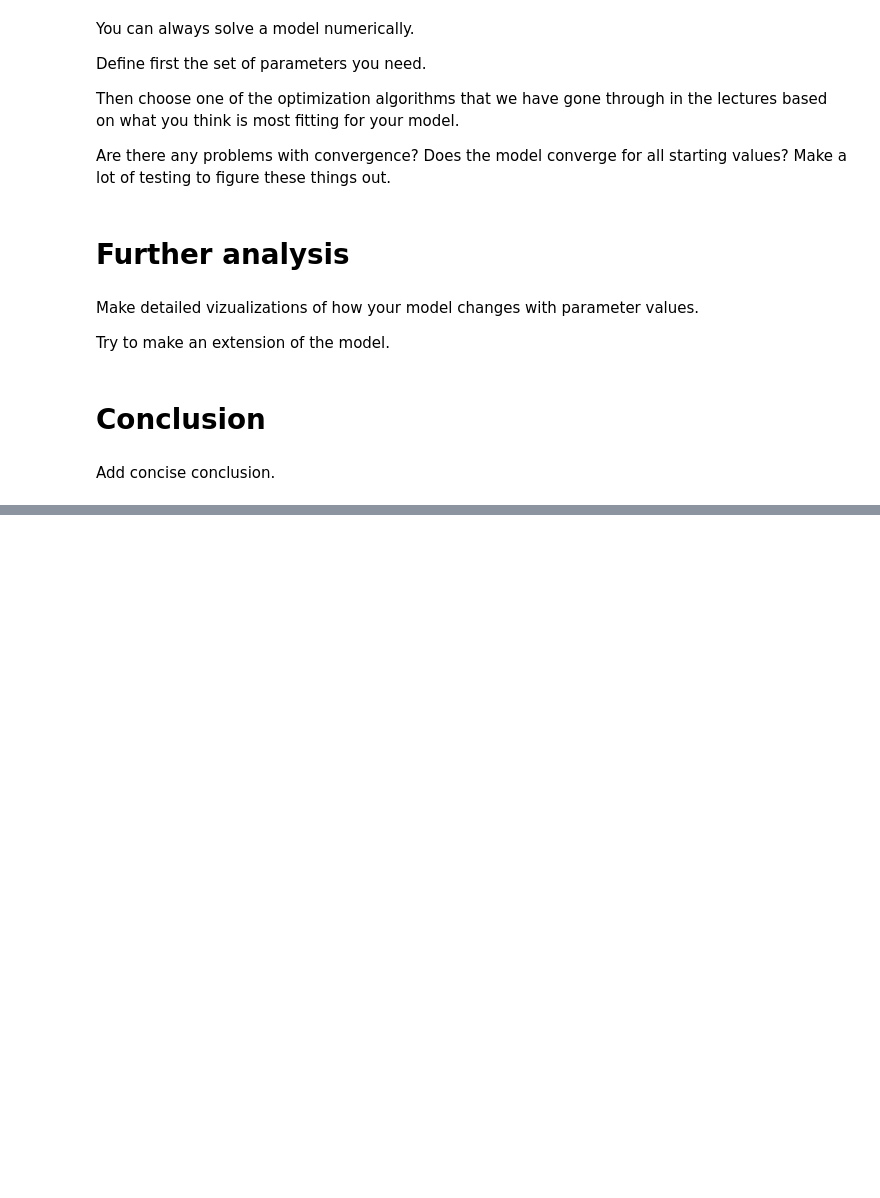
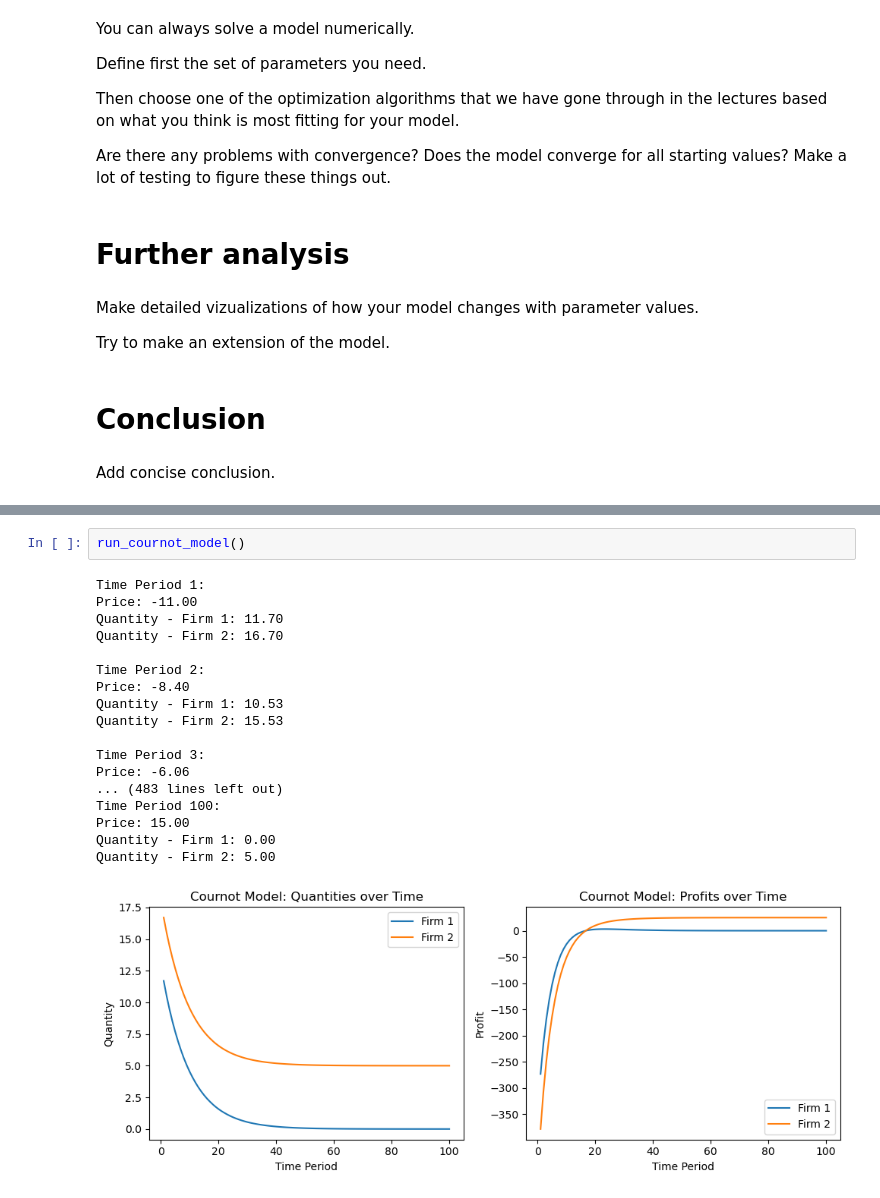
Before and after one commit to NumEconCopenhagen/projects-2023-jps, a Jupyter notebook: modelproject/modelproject.ipynb, the cells around one changed output, grey strips where cells are left out. Drawn from its saved outputs; the diff is of its cells as text; blank space fills up the shorter version.

Commit message:
Cournot

```diff
--- a/modelproject/modelproject.ipynb
+++ b/modelproject/modelproject.ipynb
@@ -142,0 +138,21 @@ Equilibrium Period: 108
+# %%
+run_cournot_model()
+# %% [output]
+Time Period 1:
+Price: -11.00
+Quantity - Firm 1: 11.70
+Quantity - Firm 2: 16.70
+
+Time Period 2:
+Price: -8.40
+Quantity - Firm 1: 10.53
+Quantity - Firm 2: 15.53
+
+Time Period 3:
+Price: -6.06
+... (483 lines left out)
+Time Period 100:
+Price: 15.00
+Quantity - Firm 1: 0.00
+Quantity - Firm 2: 5.00
+[figure, added]
```
Also changed, not shown: parts of 2 cells of this notebook.
